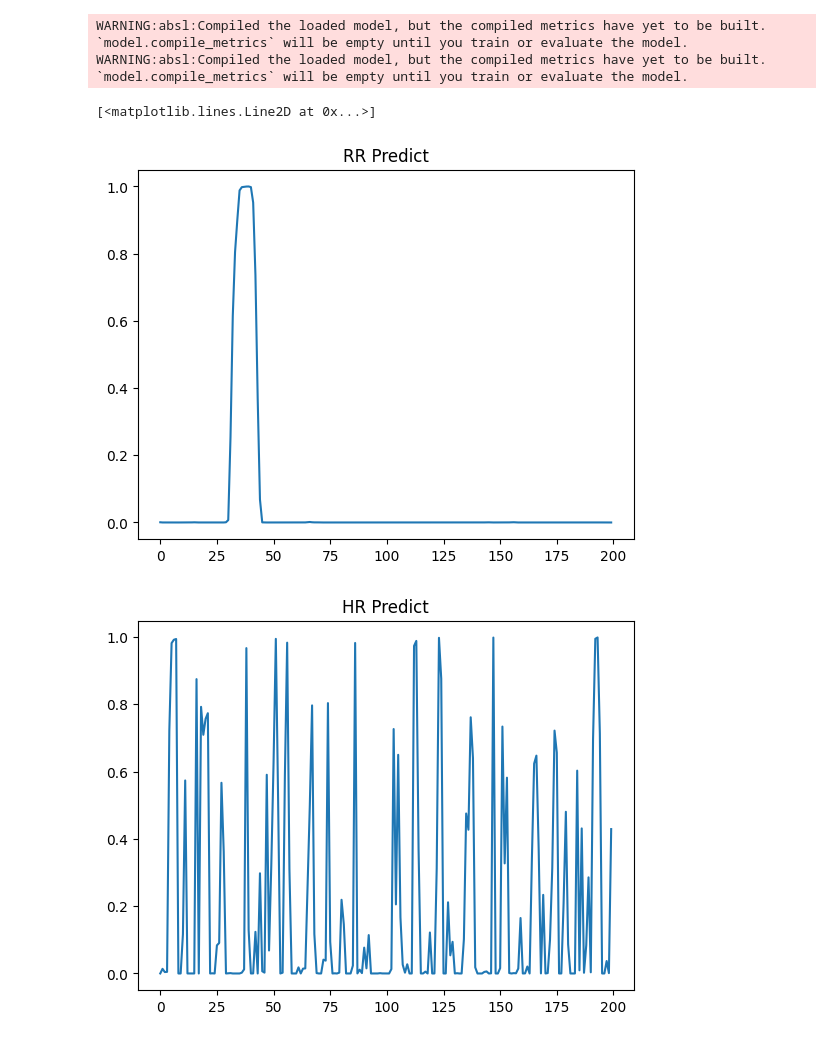
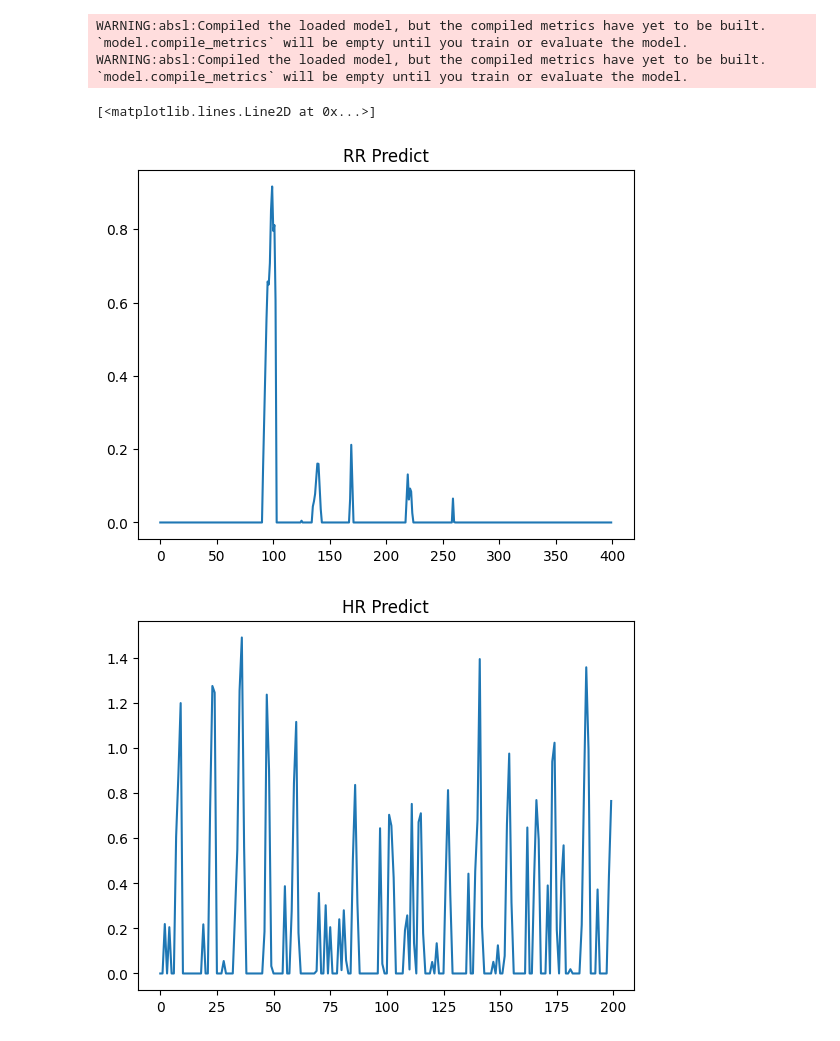
Before and after one commit to vincentiusantu/Read-Dataset-Publik-Radar-FMCW-, a Jupyter notebook: training_br.ipynb, the cells around one changed output. Drawn from its saved outputs; the diff is of its cells as text; code cells hidden in the pictures.

```diff
--- a/training_br.ipynb
+++ b/training_br.ipynb
@@ -306,19 +306,19 @@ br_phase_array = np.array(br_phase_array).astype(np.float64)
 hr_phase_array = np.array(hr_phase_array).astype(np.float64)
 # %%
 from sklearn.preprocessing import PowerTransformer
+from scipy import signal
 
 br_downsampled_signal = []
 
-downsampling_factor = 37500 // 6000
 
 for i in range(len(hr_target_array)):
     pt = PowerTransformer()
 
     br_norm = pt.fit_transform(br_target_array[i].reshape(-1, 1))
 
-    br_downsampled = br_norm[::downsampling_factor]
+    br_downsampled = signal.resample(br_norm, 6000)
 
-    br_downsampled_signal.append(br_downsampled[:6000])
+    br_downsampled_signal.append(br_downsampled)
 
 br_downsampled_signal = np.array(br_downsampled_signal)
 print(br_downsampled_signal.shape)
@@ -336,9 +336,9 @@ for i in range(len(hr_target_array)):
 
     hr_norm = pt.fit_transform(hr_target_array[i].reshape(-1, 1))
 
-    hr_downsampled = hr_norm[::downsampling_factor]
+    hr_downsampled = signal.resample(hr_norm, 6000)
 
-    hr_downsampled_signal.append(hr_downsampled[:6000])
+    hr_downsampled_signal.append(hr_downsampled)
 
 hr_downsampled_signal = np.array(hr_downsampled_signal)
 print(hr_downsampled_signal.shape)
@@ -675,16 +642,16 @@ def calculate_hr_rr(data_rr,data_hr):
 WARNING:absl:Compiled the loaded model, but the compiled metrics have yet to be built. `model.compile_metrics` will be empty until you train or evaluate the model.
 WARNING:absl:Compiled the loaded model, but the compiled metrics have yet to be built. `model.compile_metrics` will be empty until you train or evaluate the model.
 # %%
-# plt.figure(1)
-# plt.title("RR Predict")
-# plt.plot(An1_RR[:200],label="RR Predict")
-# plt.figure(2)
-# plt.title("HR Predict")
-# plt.plot(An1_HR[:200],label="HR Predict")
+plt.figure(1)
+plt.title("RR Predict")
+plt.plot(An1_RR,label="RR Predict")
+plt.figure(2)
+plt.title("HR Predict")
+plt.plot(An1_HR[:200],label="HR Predict")
 # %% [output]
 [<matplotlib.lines.Line2D at 0x...>]
-[figure, old version]
+[figure, new version]
-[figure, old version]
+[figure, new version]
 # %%
 # # Kalman
 # import numpy as np
```
Also changed, not shown: parts of 5 cells of this notebook, 2 other files.
